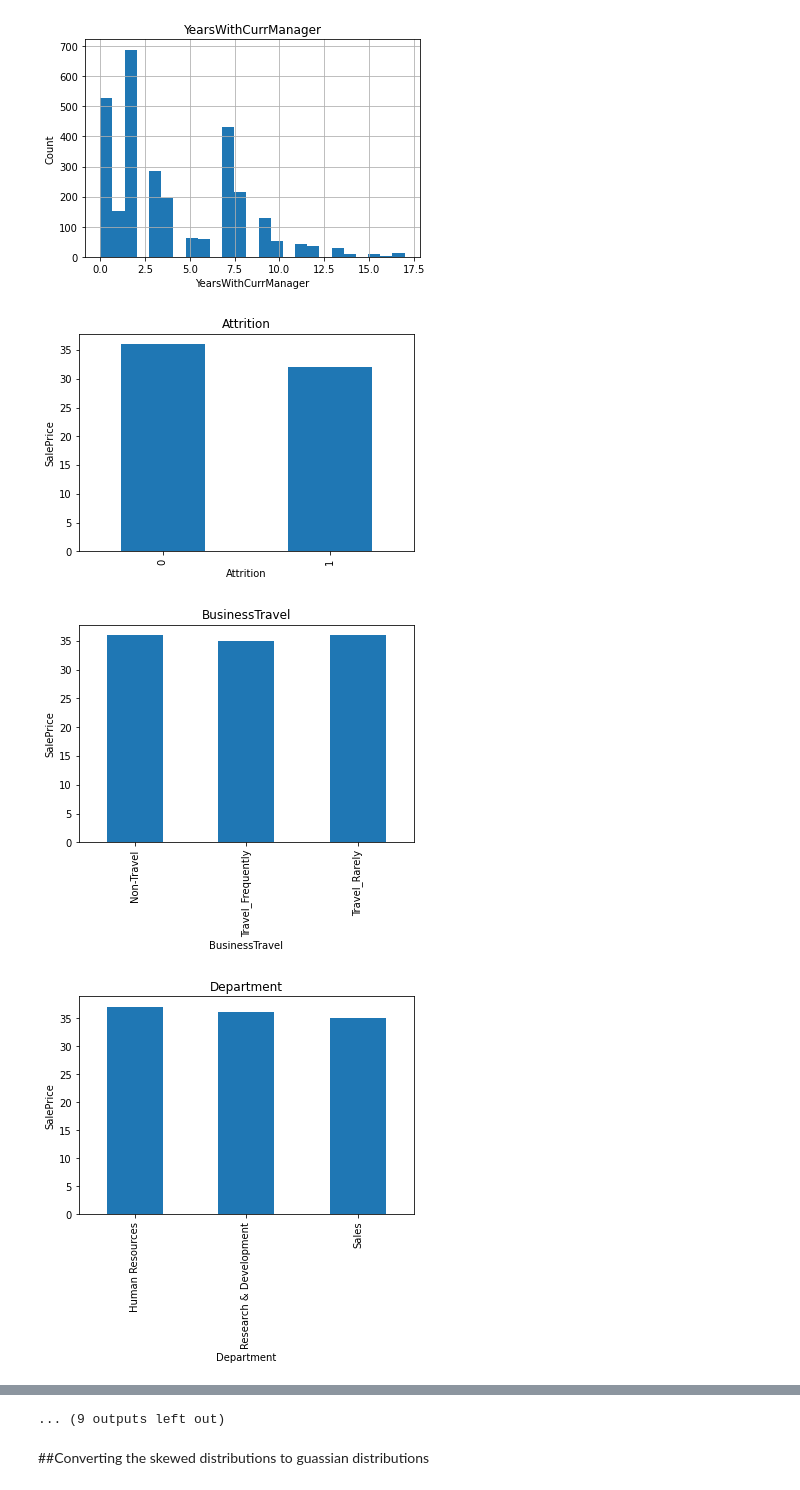
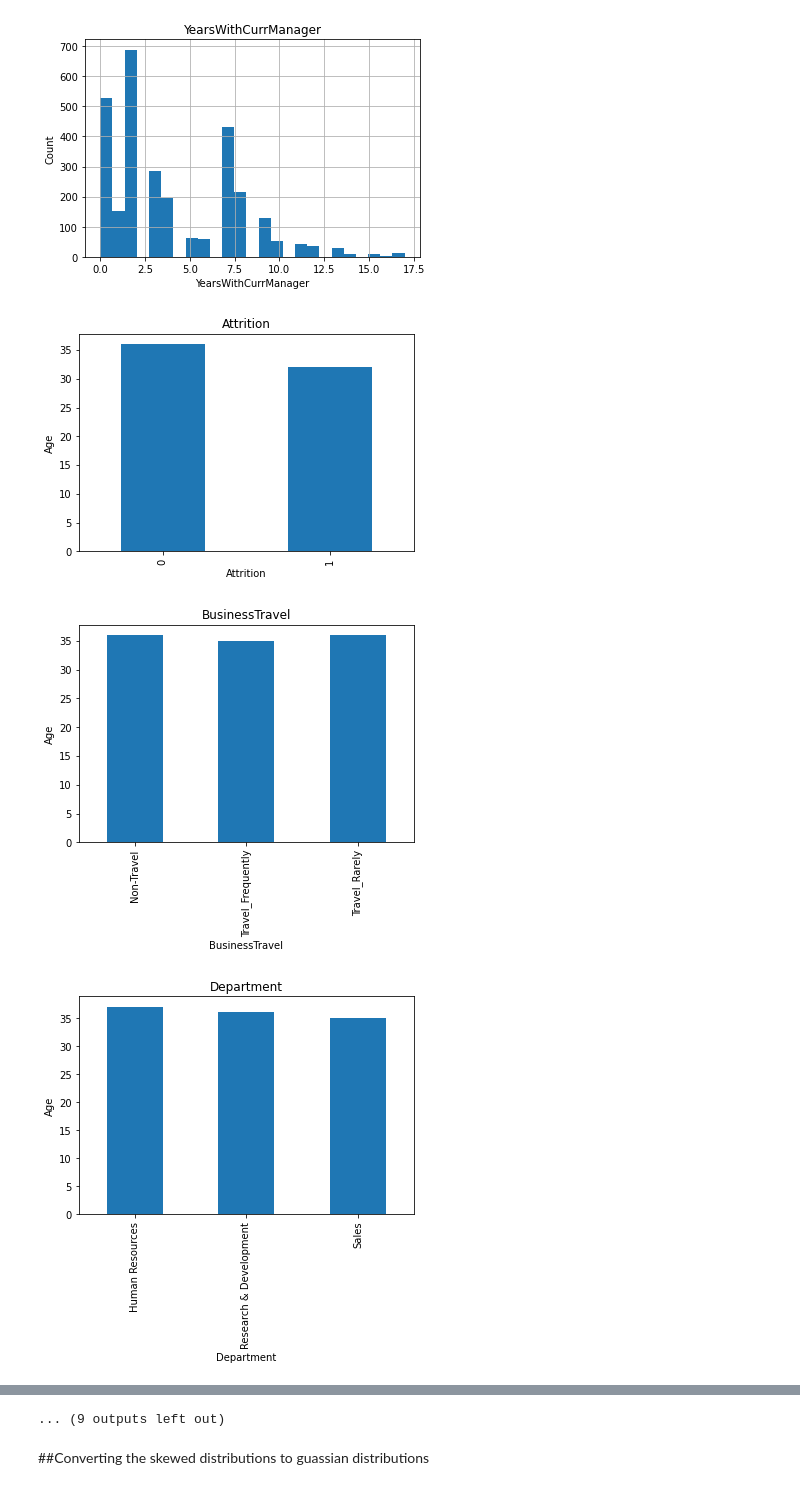
Before and after one commit to Sukrut11/HR-Employee-Attrition, a Jupyter notebook: TCR_Project.ipynb, the cells around one changed output, grey strips where cells are left out. Drawn from its saved outputs; the diff is of its cells as text; code cells hidden in the pictures.

```diff
--- a/TCR_Project.ipynb
+++ b/TCR_Project.ipynb
@@ -385,13 +386,13 @@ for feature in continuous_features:
 # %%
 ## Lets Find the relationship between them and Sale PRice
 for feature in discrete_features:
   data = df.copy()
   data.groupby(feature)["Age"].median().plot.bar()
   plt.xlabel(feature)
-  plt.ylabel("SalePrice")
+  plt.ylabel("Age")
   plt.title(feature)
   plt.show()
 # %% [output]
-[figure, old version]
+[figure, new version]
-[figure, old version]
+[figure, new version]
-[figure, old version]
+[figure, new version]
```
Also changed, not shown: parts of 8 cells of this notebook.
